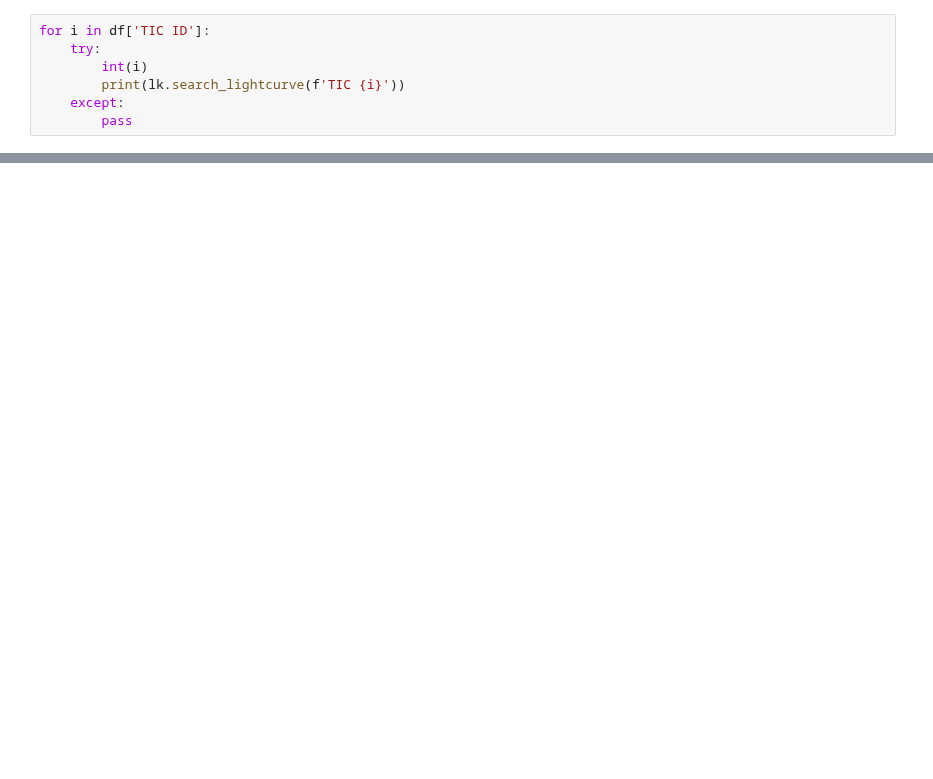
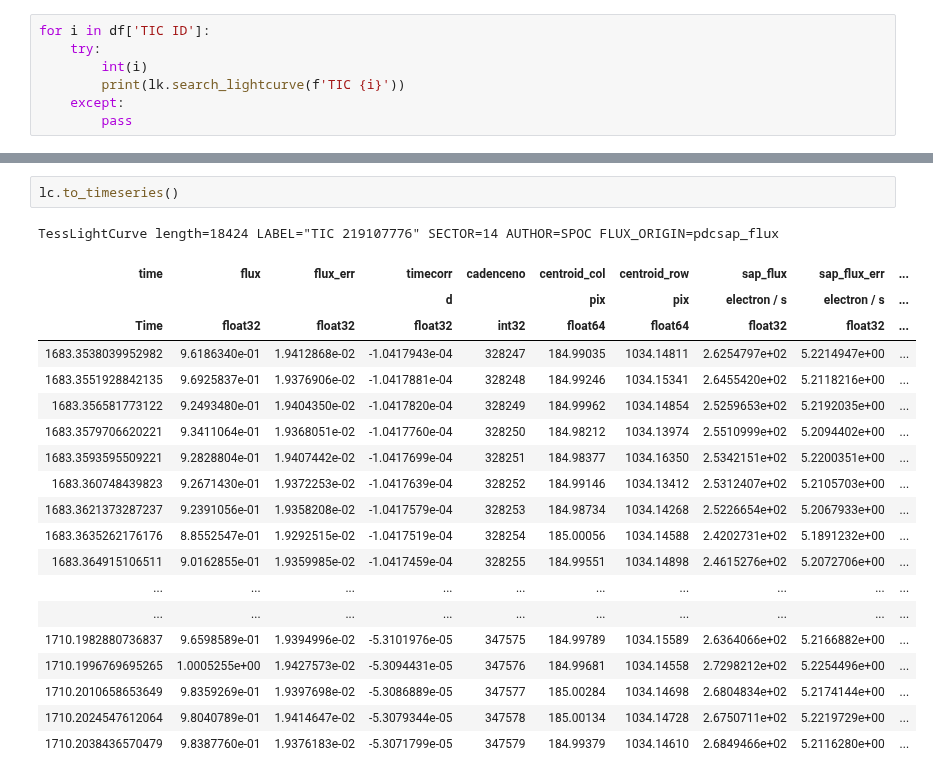
Before and after one commit to katerickels/CV-Analyzer, a Jupyter notebook: New Data/Light Curve and Periodogram.ipynb, the cells around one changed output, grey strips where cells are left out. Saved outputs shown, nothing was run; the diff lists cells and outputs as text; blank space fills up the shorter version.

```diff
--- a/New Data/Light Curve and Periodogram.ipynb
+++ b/New Data/Light Curve and Periodogram.ipynb
@@ -36,0 +77,23 @@ plt.show()
+# %%
+lc.to_timeseries()
+# %% [output]
+TessLightCurve length=18424 LABEL="TIC 219107776" SECTOR=14 AUTHOR=SPOC FLUX_ORIGIN=pdcsap_flux
+| time | flux | flux_err | timecorr | cadenceno | centroid_col | centroid_row | sap_flux | sap_flux_err | ... |
+|  |  |  | d |  | pix | pix | electron / s | electron / s | ... |
+| Time | float32 | float32 | float32 | int32 | float64 | float64 | float32 | float32 | ... |
+| 1683.3538039952982 | 9.6186340e-01 | 1.9412868e-02 | -1.0417943e-04 | 328247 | 184.99035 | 1034.14811 | 2.6254797e+02 | 5.2214947e+00 | ... |
+| 1683.3551928842135 | 9.6925837e-01 | 1.9376906e-02 | -1.0417881e-04 | 328248 | 184.99246 | 1034.15341 | 2.6455420e+02 | 5.2118216e+00 | ... |
+| 1683.356581773122 | 9.2493480e-01 | 1.9404350e-02 | -1.0417820e-04 | 328249 | 184.99962 | 1034.14854 | 2.5259653e+02 | 5.2192035e+00 | ... |
+| 1683.3579706620221 | 9.3411064e-01 | 1.9368051e-02 | -1.0417760e-04 | 328250 | 184.98212 | 1034.13974 | 2.5510999e+02 | 5.2094402e+00 | ... |
+| 1683.3593595509221 | 9.2828804e-01 | 1.9407442e-02 | -1.0417699e-04 | 328251 | 184.98377 | 1034.16350 | 2.5342151e+02 | 5.2200351e+00 | ... |
+| 1683.360748439823 | 9.2671430e-01 | 1.9372253e-02 | -1.0417639e-04 | 328252 | 184.99146 | 1034.13412 | 2.5312407e+02 | 5.2105703e+00 | ... |
+| 1683.3621373287237 | 9.2391056e-01 | 1.9358208e-02 | -1.0417579e-04 | 328253 | 184.98734 | 1034.14268 | 2.5226654e+02 | 5.2067933e+00 | ... |
+| 1683.3635262176176 | 8.8552547e-01 | 1.9292515e-02 | -1.0417519e-04 | 328254 | 185.00056 | 1034.14588 | 2.4202731e+02 | 5.1891232e+00 | ... |
+| 1683.364915106511 | 9.0162855e-01 | 1.9359985e-02 | -1.0417459e-04 | 328255 | 184.99551 | 1034.14898 | 2.4615276e+02 | 5.2072706e+00 | ... |
+| ... | ... | ... | ... | ... | ... | ... | ... | ... | ... |
+| ... | ... | ... | ... | ... | ... | ... | ... | ... | ... |
+| 1710.1982880736837 | 9.6598589e-01 | 1.9394996e-02 | -5.3101976e-05 | 347575 | 184.99789 | 1034.15589 | 2.6364066e+02 | 5.2166882e+00 | ... |
+| 1710.1996769695265 | 1.0005255e+00 | 1.9427573e-02 | -5.3094431e-05 | 347576 | 184.99681 | 1034.14558 | 2.7298212e+02 | 5.2254496e+00 | ... |
+| 1710.2010658653649 | 9.8359269e-01 | 1.9397698e-02 | -5.3086889e-05 | 347577 | 185.00284 | 1034.14698 | 2.6804834e+02 | 5.2174144e+00 | ... |
+| 1710.2024547612064 | 9.8040789e-01 | 1.9414647e-02 | -5.3079344e-05 | 347578 | 185.00134 | 1034.14728 | 2.6750711e+02 | 5.2219729e+00 | ... |
+| 1710.2038436570479 | 9.8387760e-01 | 1.9376183e-02 | -5.3071799e-05 | 347579 | 184.99379 | 1034.14610 | 2.6849466e+02 | 5.2116280e+00 | ... |
```
Also changed, not shown: parts of 10 cells of this notebook, 12 other files.
